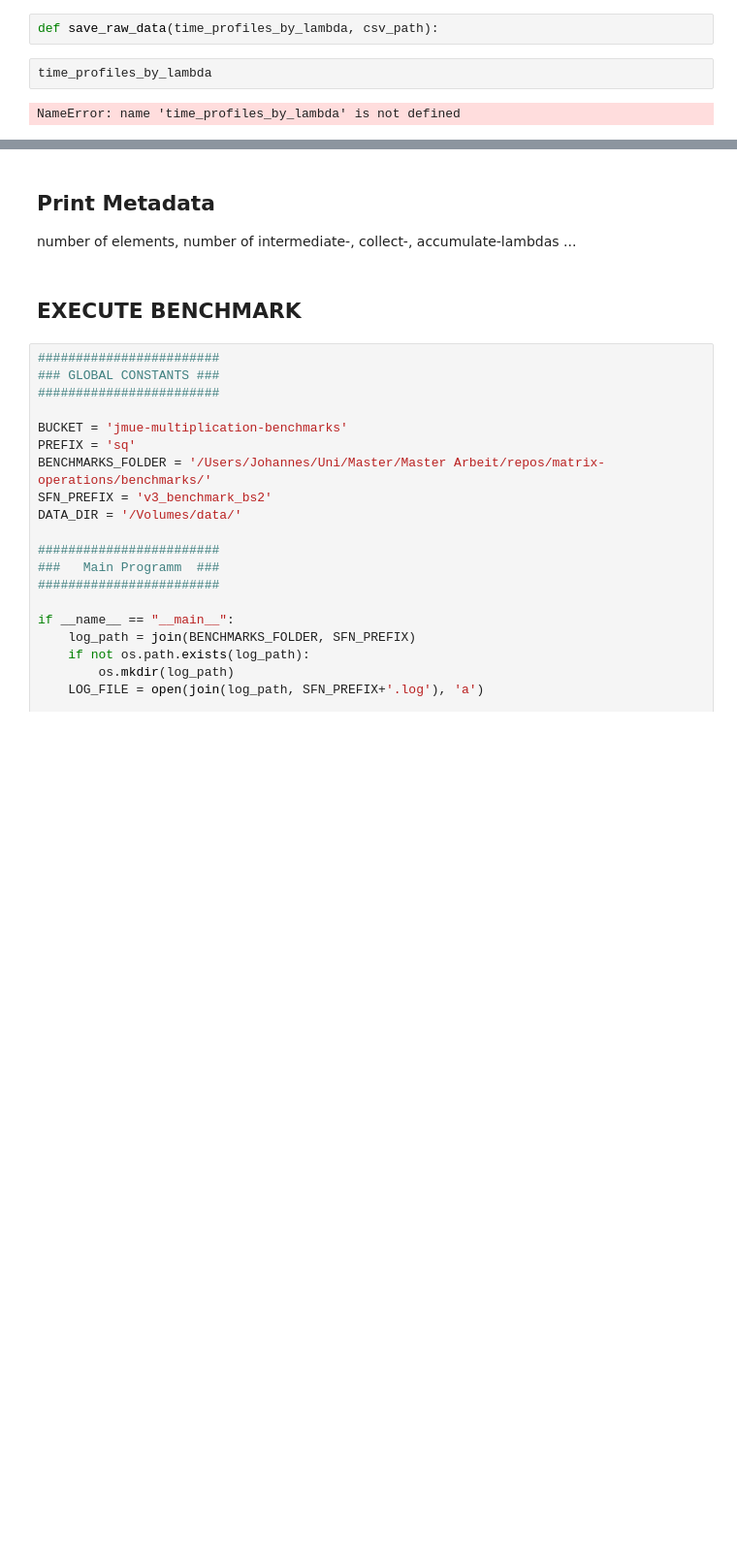
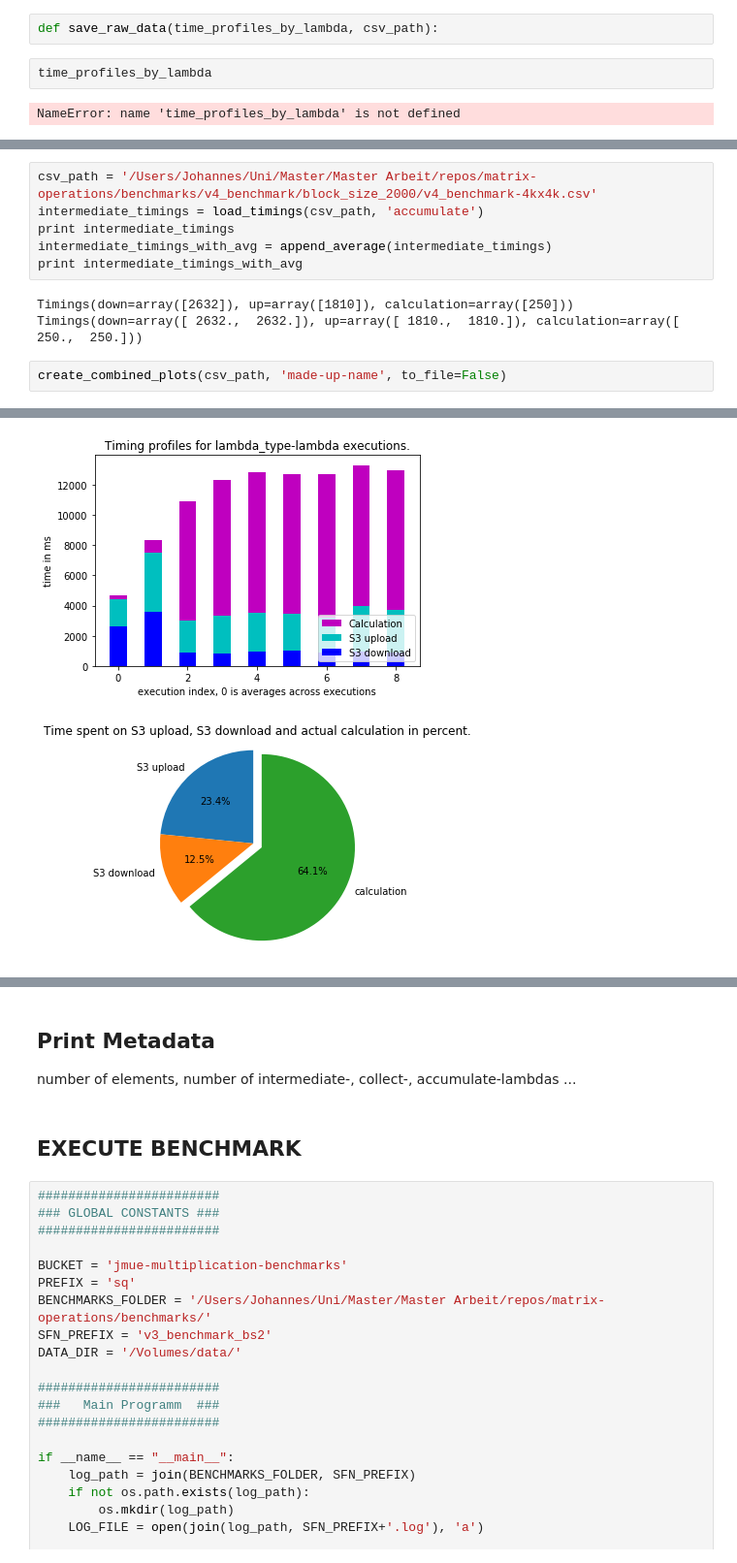
Before and after one commit to joh-mue/MOps, a Jupyter notebook: jupyter-notebooks/MultiUnitMultiplication.ipynb, the cells around one changed output, grey strips where cells are left out. Shown: that part at 97% size. Cells and saved outputs as stored; diff of their text form; blank space fills up the shorter version.

```diff
--- a/jupyter-notebooks/MultiUnitMultiplication.ipynb
+++ b/jupyter-notebooks/MultiUnitMultiplication.ipynb
@@ -277,0 +295,12 @@ NameError: name 'time_profiles_by_lambda' is not defined
+# %%
+csv_path = '/Users/Johannes/Uni/Master/Master Arbeit/repos/matrix-operations/benchmarks/v4_benchmark/block_size_2000/v4_benchmark-4kx4k.csv'
+intermediate_timings = load_timings(csv_path, 'accumulate')
+print intermediate_timings
+intermediate_timings_with_avg = append_average(intermediate_timings)
+print intermediate_timings_with_avg
+# %% [output]
+Timings(down=array([2632]), up=array([1810]), calculation=array([250]))
+Timings(down=array([ 2632.,  2632.]), up=array([ 1810.,  1810.]), calculation=array([ 250.,  250.]))
+# %%
+create_combined_plots(csv_path, 'made-up-name', to_file=False)
+# %% [output]
@@ -277,0 +309,2 @@ NameError: name 'time_profiles_by_lambda' is not defined
+[figure, added]
+[figure, added]
```
Also changed, not shown: parts of 8 cells of this notebook, 14 other files.
